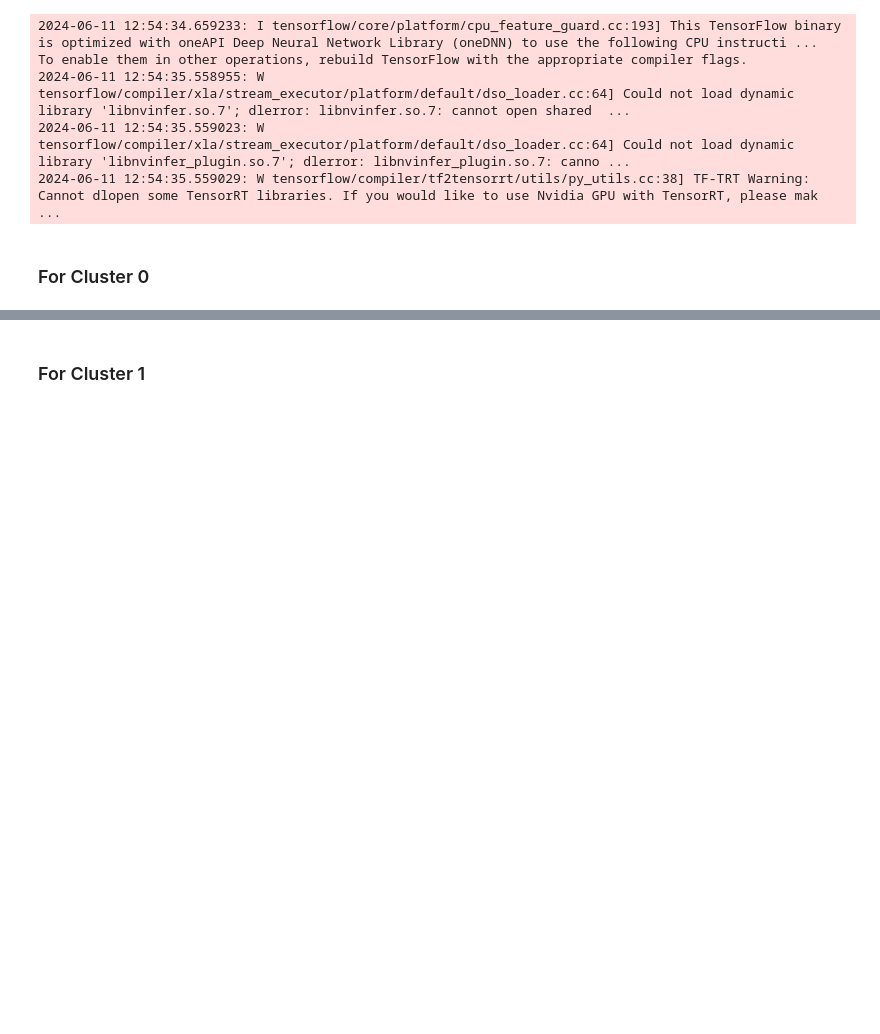
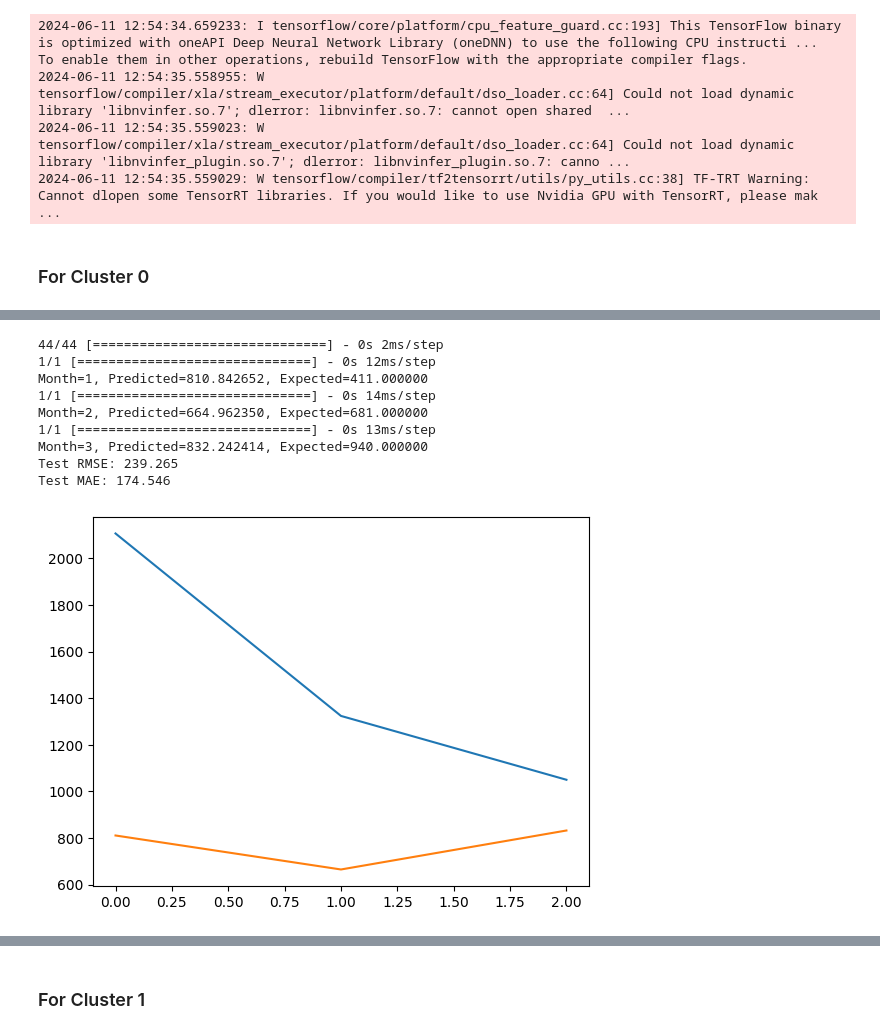
Before and after one commit to sam23121/energy_consumption, a Jupyter notebook: notebooks/final_time_series_with_LSTM2_single.ipynb, the cells around one changed output, grey strips where cells are left out. Cells and saved outputs as stored; diff of their text form; code cells hidden in the pictures; blank space fills up the shorter version.

```diff
--- a/notebooks/final_time_series_with_LSTM2_single.ipynb
+++ b/notebooks/final_time_series_with_LSTM2_single.ipynb
@@ -432,0 +194,13 @@ Test MAE: 1032.103
+# %%
+train(raw_values00)
+# %% [output]
+44/44 [==============================] - 0s 2ms/step
+1/1 [==============================] - 0s 12ms/step
+Month=1, Predicted=810.842652, Expected=411.000000
+1/1 [==============================] - 0s 14ms/step
+Month=2, Predicted=664.962350, Expected=681.000000
+1/1 [==============================] - 0s 13ms/step
+Month=3, Predicted=832.242414, Expected=940.000000
+Test RMSE: 239.265
+Test MAE: 174.546
+[figure, added]
```
Also changed, not shown: parts of 35 cells of this notebook.
